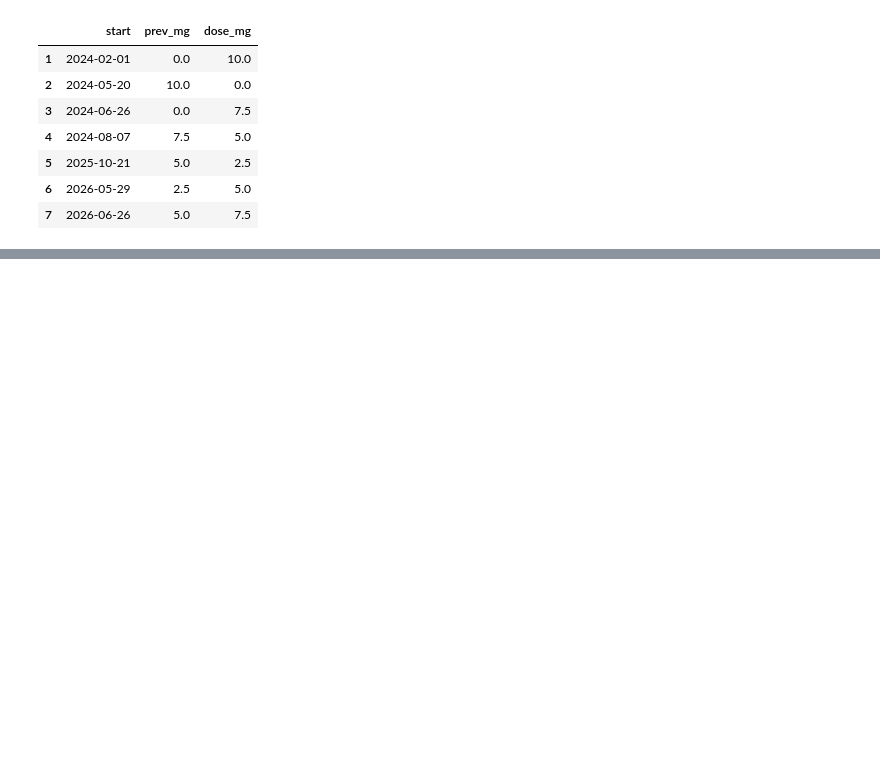
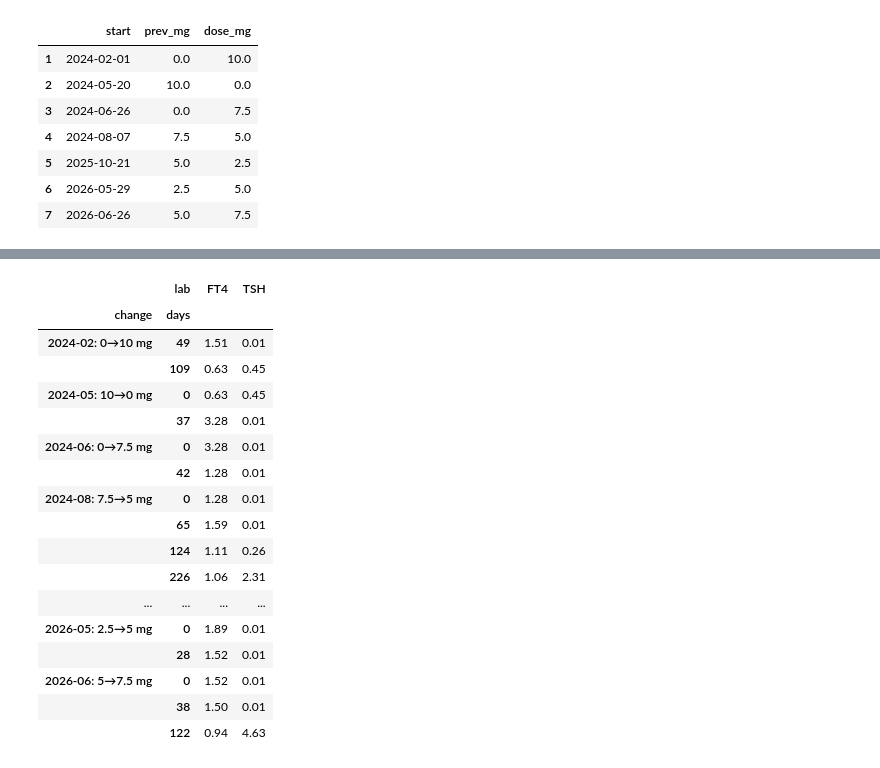
Before and after one commit to DSC-209R-Thyroid-Visualization/Thyroid-Disease-Health, a Jupyter notebook: jpolizzi/dose_response_prototype.ipynb, the cells around one changed output, grey strips where cells are left out. Drawn from its saved outputs; the diff is of its cells as text; code cells hidden in the pictures; blank space fills up the shorter version.

```diff
--- a/jpolizzi/dose_response_prototype.ipynb
+++ b/jpolizzi/dose_response_prototype.ipynb
@@ -459,0 +136,30 @@ VBox(children=(ToggleButtons(description='View:', options=('Raw', 'Normalized',
+# %%
+bounds = list(changes["start"].iloc[1:]) + [draws["date"].max()]
+windows = []
+for (_, c), nxt in zip(changes.iterrows(), bounds):
+    w = labs[(labs["date"] >= c.start) & (labs["date"] <= nxt) & labs["lab"].isin(["TSH", "FT4"])].copy()
+    w["days"] = (w["date"] - c.start).dt.days
+    w["change"] = f"{c.start:%Y-%m}: {c.prev_mg:g}→{c.dose_mg:g} mg"
+    w["direction"] = "increase" if c.dose_mg > c.prev_mg else "decrease"
+    windows.append(w)
+resp = pd.concat(windows)
+resp.pivot_table(index=["change", "days"], columns="lab", values="value")
+# %% [output]
+|  | lab | FT4 | TSH |
+| change | days |  |  |
+| 2024-02: 0→10 mg | 49 | 1.51 | 0.01 |
+|  | 109 | 0.63 | 0.45 |
+| 2024-05: 10→0 mg | 0 | 0.63 | 0.45 |
+|  | 37 | 3.28 | 0.01 |
+| 2024-06: 0→7.5 mg | 0 | 3.28 | 0.01 |
+|  | 42 | 1.28 | 0.01 |
+| 2024-08: 7.5→5 mg | 0 | 1.28 | 0.01 |
+|  | 65 | 1.59 | 0.01 |
+|  | 124 | 1.11 | 0.26 |
+|  | 226 | 1.06 | 2.31 |
+| ... | ... | ... | ... |
+| 2026-05: 2.5→5 mg | 0 | 1.89 | 0.01 |
+|  | 28 | 1.52 | 0.01 |
+| 2026-06: 5→7.5 mg | 0 | 1.52 | 0.01 |
+|  | 38 | 1.50 | 0.01 |
+|  | 122 | 0.94 | 4.63 |
```
Also changed, not shown: parts of 10 cells of this notebook, 5 other files.
